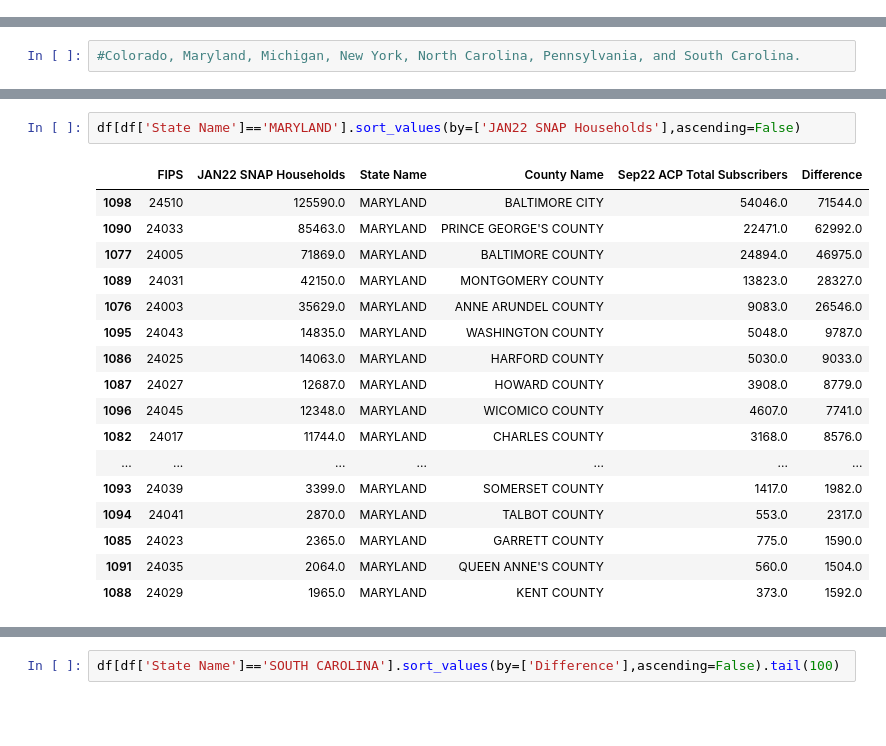
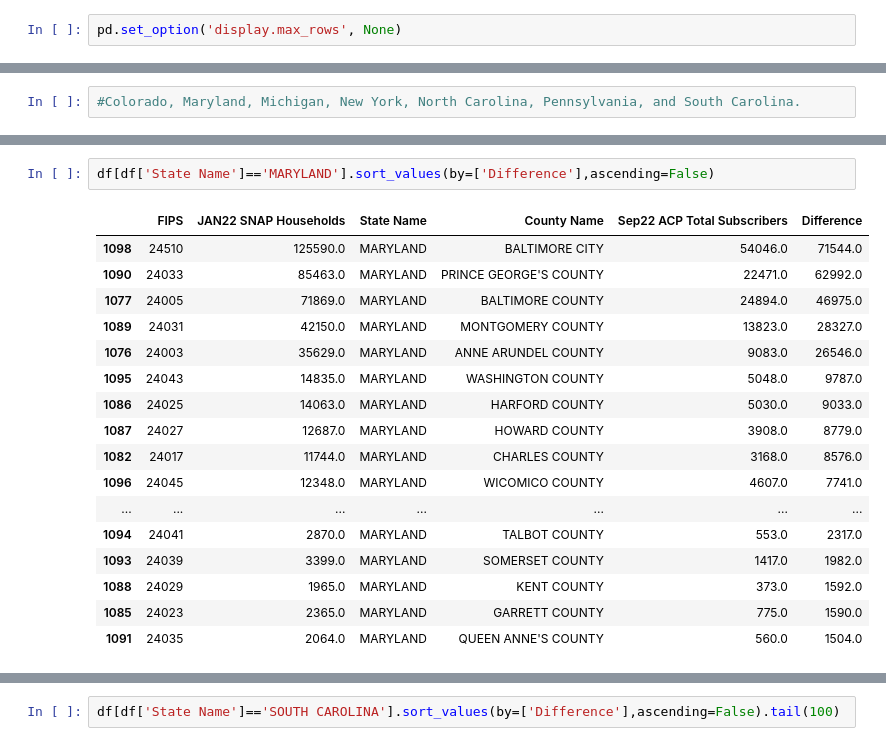
Before and after one commit to datakind/BDT_DataDive_Dec22, a Jupyter notebook: notebooks/ACP Uptake vs SNAP Uptake Latest Data.ipynb, the cells around one changed output, grey strips where cells are left out. Drawn from its saved outputs; the diff is of its cells as text; blank space fills up the shorter version.

```diff
--- a/notebooks/ACP Uptake vs SNAP Uptake Latest Data.ipynb
+++ b/notebooks/ACP Uptake vs SNAP Uptake Latest Data.ipynb
@@ -17,6 +17,8 @@ Geography: BDT currently operates in these 7 states- Colorado, Maryland, Michiga
 # %%
 #import libraries
 import pandas as pd
+# %%
+pd.set_option('display.max_rows', None)
 # %%
 #import data
 acp=pd.read_excel ('../data-sources/acp/ACP-Households-by-County-January-September-2022.xlsx',dtype={'State FIPS': object}) #acp data
@@ -508,21 +518,21 @@ df[df['State Name']=='COLORADO'].sort_values(by=['JAN22 SNAP Households'],ascend
 # %%
-df[df['State Name']=='MARYLAND'].sort_values(by=['JAN22 SNAP Households'],ascending=False)
+df[df['State Name']=='MARYLAND'].sort_values(by=['Difference'],ascending=False)
 # %% [output]
 |  | FIPS | JAN22 SNAP Households | State Name | County Name | Sep22 ACP Total Subscribers | Difference |
 | 1098 | 24510 | 125590.0 | MARYLAND | BALTIMORE CITY | 54046.0 | 71544.0 |
 | 1090 | 24033 | 85463.0 | MARYLAND | PRINCE GEORGE'S COUNTY | 22471.0 | 62992.0 |
 | 1077 | 24005 | 71869.0 | MARYLAND | BALTIMORE COUNTY | 24894.0 | 46975.0 |
 | 1089 | 24031 | 42150.0 | MARYLAND | MONTGOMERY COUNTY | 13823.0 | 28327.0 |
 | 1076 | 24003 | 35629.0 | MARYLAND | ANNE ARUNDEL COUNTY | 9083.0 | 26546.0 |
 | 1095 | 24043 | 14835.0 | MARYLAND | WASHINGTON COUNTY | 5048.0 | 9787.0 |
 | 1086 | 24025 | 14063.0 | MARYLAND | HARFORD COUNTY | 5030.0 | 9033.0 |
 | 1087 | 24027 | 12687.0 | MARYLAND | HOWARD COUNTY | 3908.0 | 8779.0 |
+| 1082 | 24017 | 11744.0 | MARYLAND | CHARLES COUNTY | 3168.0 | 8576.0 |
 | 1096 | 24045 | 12348.0 | MARYLAND | WICOMICO COUNTY | 4607.0 | 7741.0 |
-| 1082 | 24017 | 11744.0 | MARYLAND | CHARLES COUNTY | 3168.0 | 8576.0 |
 | ... | ... | ... | ... | ... | ... | ... |
+| 1094 | 24041 | 2870.0 | MARYLAND | TALBOT COUNTY | 553.0 | 2317.0 |
 | 1093 | 24039 | 3399.0 | MARYLAND | SOMERSET COUNTY | 1417.0 | 1982.0 |
-| 1094 | 24041 | 2870.0 | MARYLAND | TALBOT COUNTY | 553.0 | 2317.0 |
+| 1088 | 24029 | 1965.0 | MARYLAND | KENT COUNTY | 373.0 | 1592.0 |
 | 1085 | 24023 | 2365.0 | MARYLAND | GARRETT COUNTY | 775.0 | 1590.0 |
 | 1091 | 24035 | 2064.0 | MARYLAND | QUEEN ANNE'S COUNTY | 560.0 | 1504.0 |
-| 1088 | 24029 | 1965.0 | MARYLAND | KENT COUNTY | 373.0 | 1592.0 |
 # %%
```
Also changed, not shown: parts of 6 cells of this notebook.
